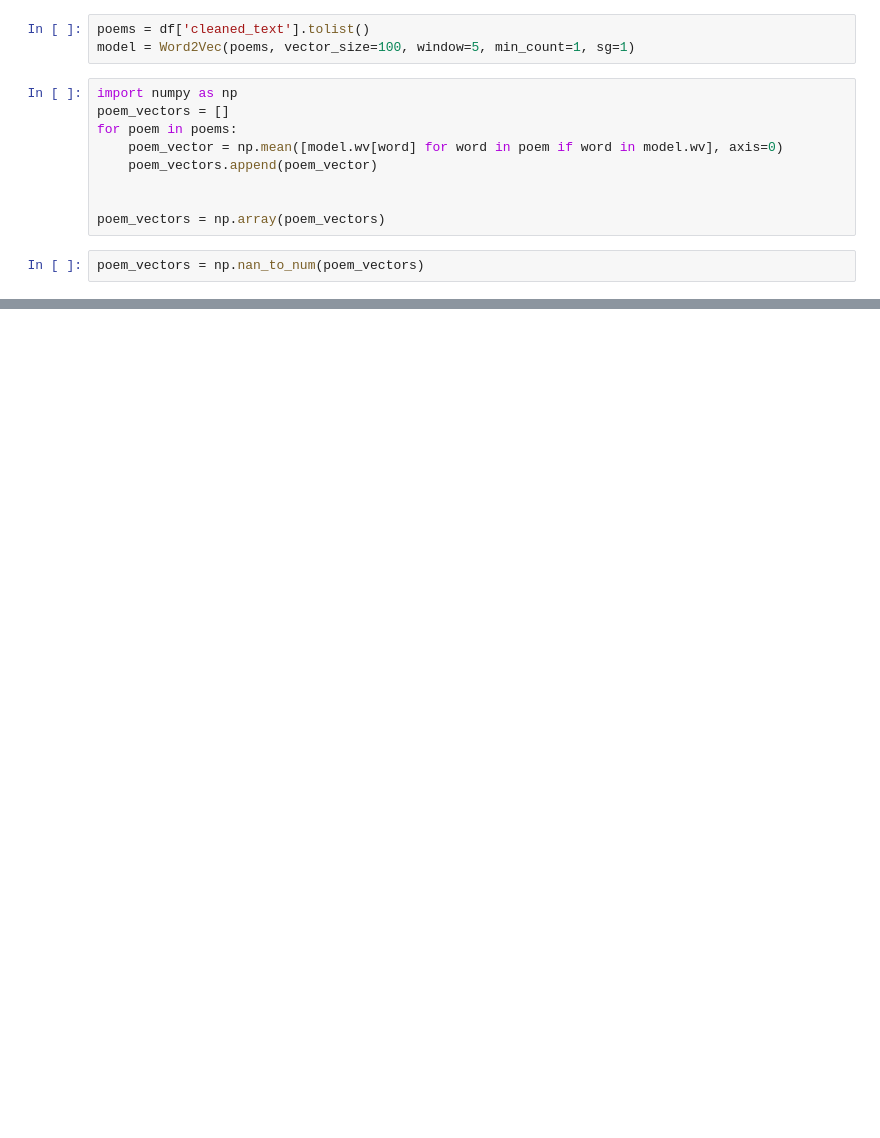
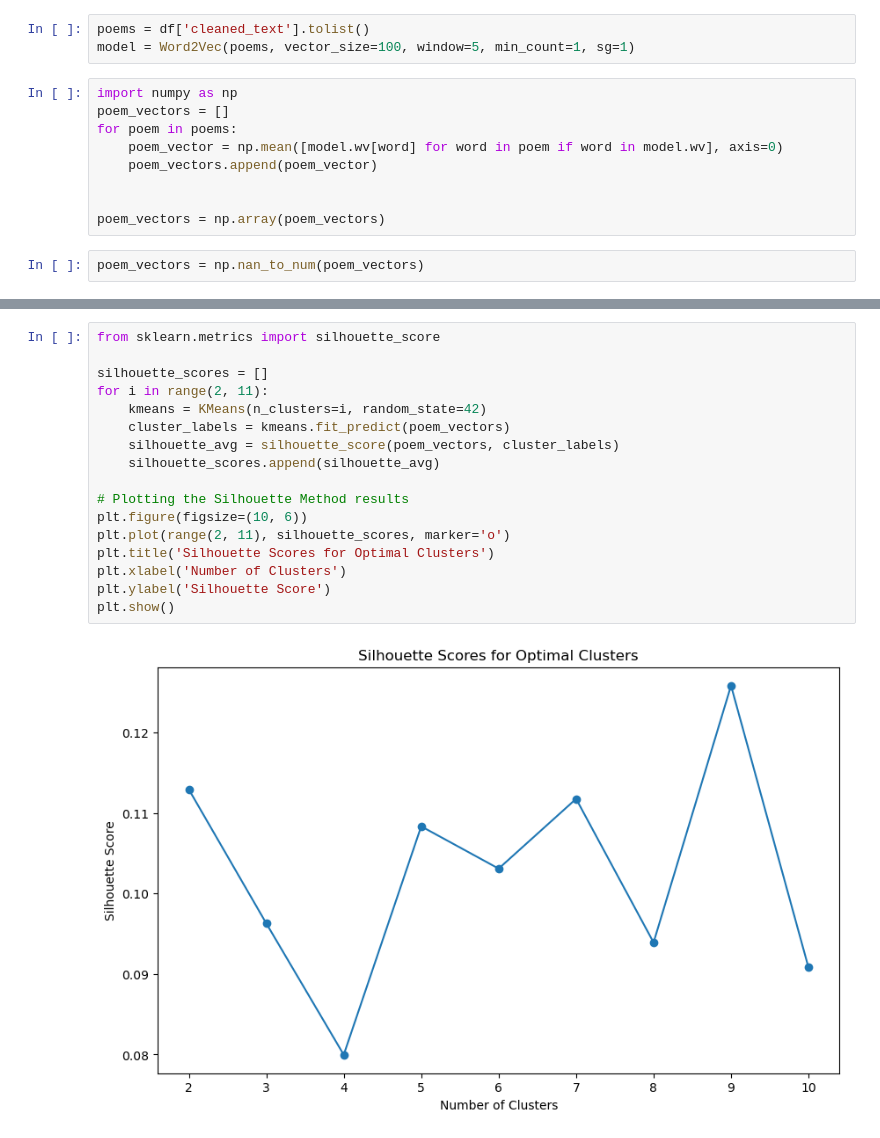
Before and after one commit to iaavas/Clustering-Devkota-Poems-NLP, a Jupyter notebook: notebooks/feature_extraction.ipynb, the cells around one changed output, grey strips where cells are left out. Cells and saved outputs as stored; diff of their text form; blank space fills up the shorter version.

```diff
--- a/notebooks/feature_extraction.ipynb
+++ b/notebooks/feature_extraction.ipynb
@@ -25,3 +41,22 @@ poem_vectors = np.nan_to_num(poem_vectors)
+# %%
+from sklearn.metrics import silhouette_score
+
+silhouette_scores = []
+for i in range(2, 11):
+    kmeans = KMeans(n_clusters=i, random_state=42)
+    cluster_labels = kmeans.fit_predict(poem_vectors)
+    silhouette_avg = silhouette_score(poem_vectors, cluster_labels)
+    silhouette_scores.append(silhouette_avg)
+
+# Plotting the Silhouette Method results
+plt.figure(figsize=(10, 6))
+plt.plot(range(2, 11), silhouette_scores, marker='o')
+plt.title('Silhouette Scores for Optimal Clusters')
+plt.xlabel('Number of Clusters')
+plt.ylabel('Silhouette Score')
+plt.show()
+# %% [output]
+[figure, added]
 # %%
 from tensorflow.keras.models import Model
 from tensorflow.keras.layers import Dense, Input
```
Also changed, not shown: parts of 7 cells of this notebook, 9 other files.
